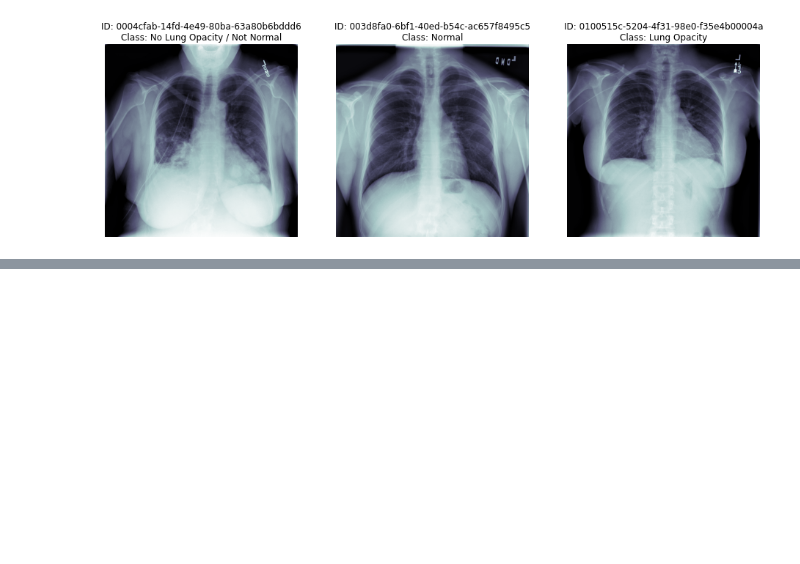
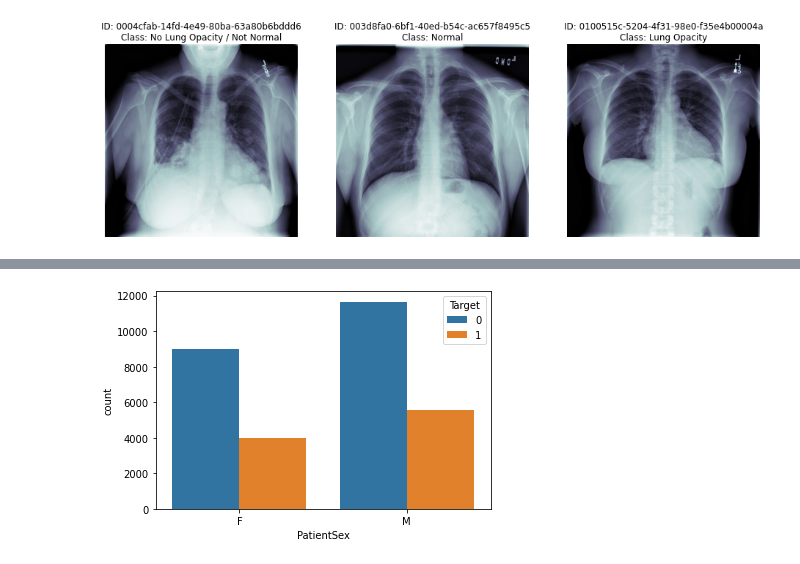
Before and after one commit to arvindhvasu/GL_Pneumonia_Detection, a Jupyter notebook: code/dataPreprocessing.ipynb, the cells around one changed output, grey strips where cells are left out. Saved outputs shown, nothing was run; the diff lists cells and outputs as text; code cells hidden in the pictures; blank space fills up the shorter version.

```diff
--- a/code/dataPreprocessing.ipynb
+++ b/code/dataPreprocessing.ipynb
@@ -299,0 +492,19 @@ display_images_with_boxes(sample_tar_df)
+# %%
+import pickle
+
+file_Name = "train_class_df_pickle"
+# open the file for writing
+fileObject = open(file_Name,'wb')
+
+# this writes the object train_class_df to the
+# file named 'train_class_df_pickle'
+pickle.dump(train_class_df, fileObject)
+
+# here we close the fileObject
+fileObject.close()
+# %%
+# we open the file for reading
+fileObject = open(file_Name,'rb')
+# load the object from the file into temp var b
+train_class_df_pick = pickle.load(fileObject)
+train_class_df_pick.head(5)
@@ -299,0 +518,4 @@ display_images_with_boxes(sample_tar_df)
+# %%
+countplot(data = train_class_df_pick, x = 'PatientSex', hue = 'Target');
+# %% [output]
+[figure, added]
```
Also changed, not shown: parts of 58 cells of this notebook, 2 other files.
